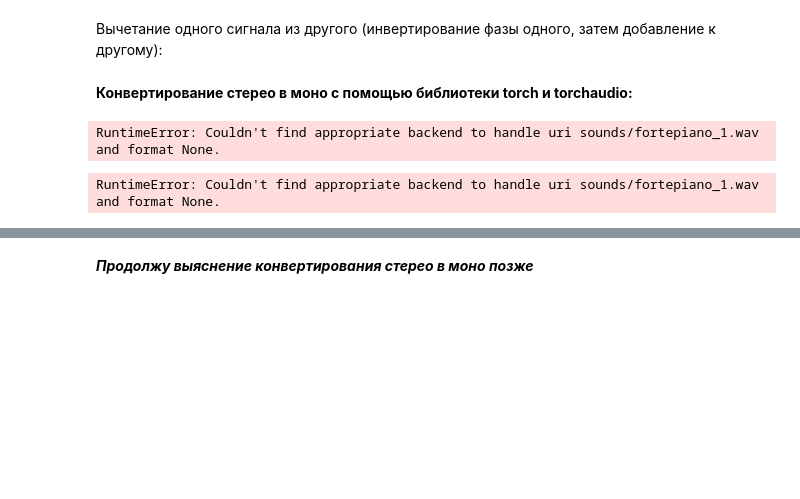
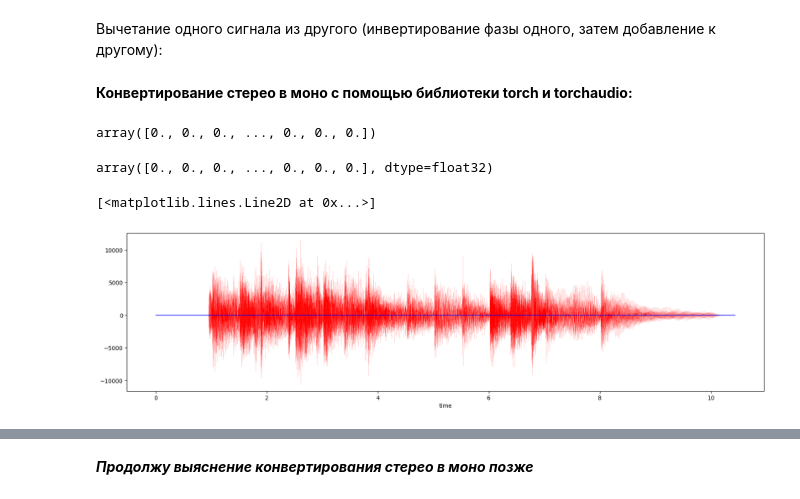
Before and after one commit to cristinka-p/GraduateWork, a Jupyter notebook: wav_reading.ipynb, the cells around one changed output, grey strips where cells are left out. Saved outputs shown, nothing was run; the diff lists cells and outputs as text; code cells hidden in the pictures; blank space fills up the shorter version.

```diff
--- a/wav_reading.ipynb
+++ b/wav_reading.ipynb
@@ -182,21 +178,22 @@ plt.plot(time, mono,linestyle='-.', color = 'blue', linewidth = 0.1)
 import torch
 import torchaudio
 # %%
-data, sr = torchaudio.load('sounds/fortepiano_1.wav')
-mono = torch.mean(data, dim=0, keepdim=True)
+data, sr = torchaudio.load('/sounds/fortepiano_1.wav')
+mono2 = torch.mean(data, dim=0, keepdim=True)
-# %% [output]
-RuntimeError: Couldn't find appropriate backend to handle uri sounds/fortepiano_1.wav and format None.
+# %%
+mono1
+# %% [output]
+array([0., 0., 0., ..., 0., 0., 0.])
 # %%
-def stereo_to_mono_convertor(signal):
-    # If there is more than 1 channel in your audio
-    if signal.shape[0] > 1:
-        # Do a mean of all channels and keep it in one channel
-        signal = torch.mean(signal, dim=0, keepdim=True)
-    return signal
-
-# Load audio as tensor
-waveform, sr = torchaudio.load('sounds/fortepiano_1.wav')
-# Convert it to mono channel
-waveform = stereo_to_mono_convertor(waveform)
+mono2 = np.array(mono2[-1])
+mono2
 # %% [output]
-RuntimeError: Couldn't find appropriate backend to handle uri sounds/fortepiano_1.wav and format None.
+array([0., 0., 0., ..., 0., 0., 0.], dtype=float32)
+# %%
+plt.figure(figsize=(20,5))
+plt.xlabel('time')
+plt.plot(time, data_mono, linestyle='--', color = 'red', linewidth = 0.1)
+plt.plot(time, mono2,linestyle='-', color = 'blue', linewidth = 1)
+# %% [output]
+[<matplotlib.lines.Line2D at 0x...>]
+[figure, added]
```
Also changed, not shown: parts of 16 cells of this notebook.
